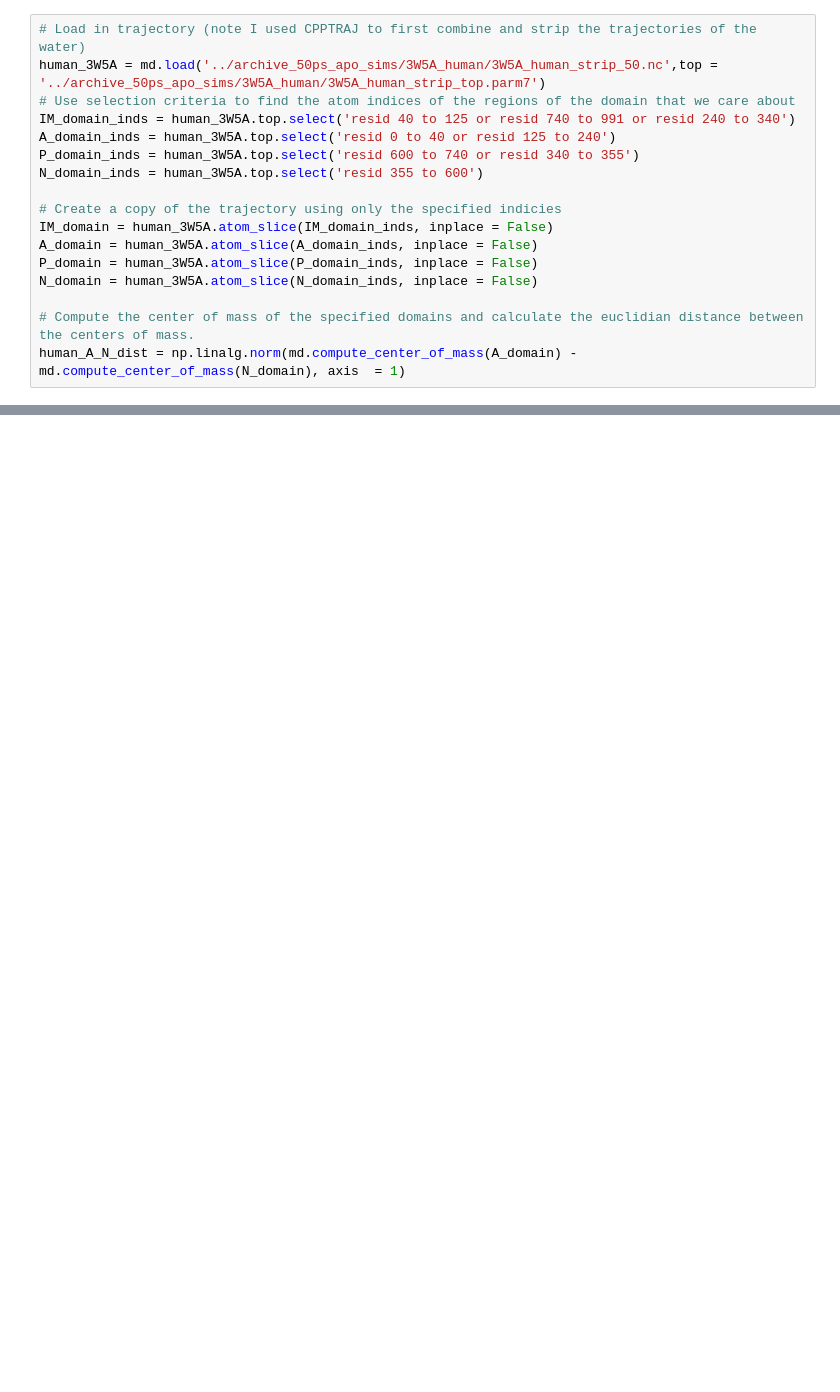
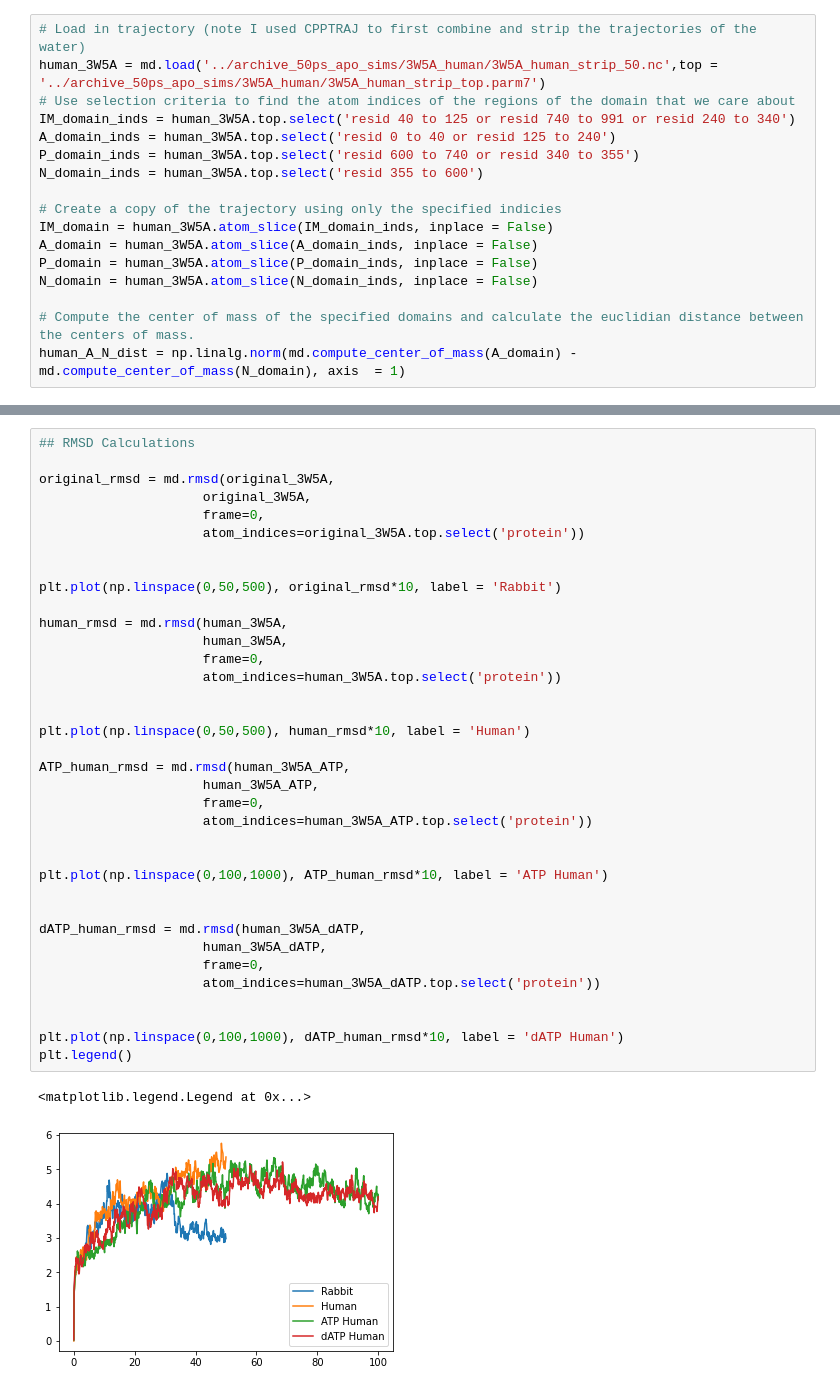
Before and after one commit to cmrg-lab/serca-atp-datp, a Jupyter notebook: simulation_structures/quick_analysis/Trajectory_domain_analysis.ipynb, the cells around one changed output, grey strips where cells are left out. Drawn from its saved outputs; the diff is of its cells as text; blank space fills up the shorter version.

```diff
--- a/simulation_structures/quick_analysis/Trajectory_domain_analysis.ipynb
+++ b/simulation_structures/quick_analysis/Trajectory_domain_analysis.ipynb
@@ -130,0 +370,39 @@ plt.plot(np.linspace(0,50,500), human_rmsd*10, label = 'Human')
+# %%
+## RMSD Calculations
+
+original_rmsd = md.rmsd(original_3W5A,
+                     original_3W5A,
+                     frame=0,
+                     atom_indices=original_3W5A.top.select('protein'))
+
+
+plt.plot(np.linspace(0,50,500), original_rmsd*10, label = 'Rabbit')
+
+human_rmsd = md.rmsd(human_3W5A,
+                     human_3W5A,
+                     frame=0,
+                     atom_indices=human_3W5A.top.select('protein'))
+
+
+plt.plot(np.linspace(0,50,500), human_rmsd*10, label = 'Human')
+
+ATP_human_rmsd = md.rmsd(human_3W5A_ATP,
+                     human_3W5A_ATP,
+                     frame=0,
+                     atom_indices=human_3W5A_ATP.top.select('protein'))
+
+
+plt.plot(np.linspace(0,100,1000), ATP_human_rmsd*10, label = 'ATP Human')
+
+
+dATP_human_rmsd = md.rmsd(human_3W5A_dATP,
+                     human_3W5A_dATP,
+                     frame=0,
+                     atom_indices=human_3W5A_dATP.top.select('protein'))
+
+
+plt.plot(np.linspace(0,100,1000), dATP_human_rmsd*10, label = 'dATP Human')
+plt.legend()
+# %% [output]
+<matplotlib.legend.Legend at 0x...>
+[figure, added]
```
Also changed, not shown: parts of 40 cells of this notebook.
